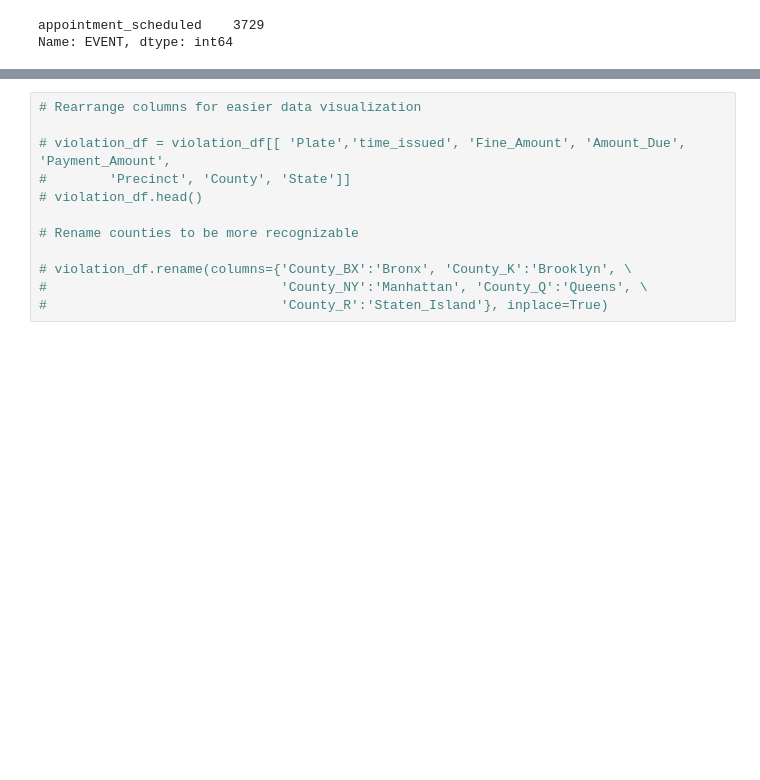
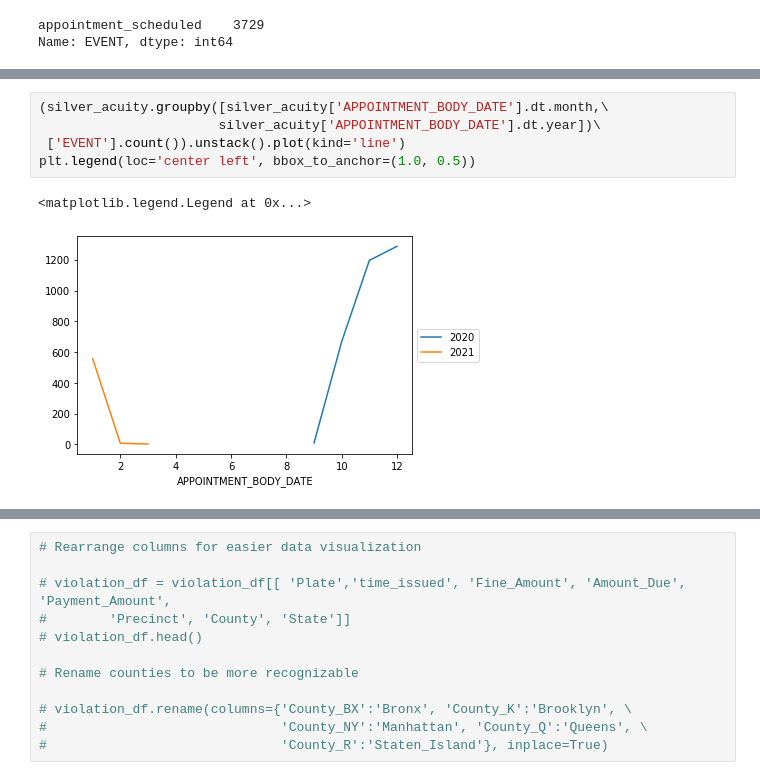
Before and after one commit to meaganlazer/Parking_Tickets_Timeseries, a Jupyter notebook: OrderData.ipynb, the cells around one changed output, grey strips where cells are left out. Saved outputs shown, nothing was run; the diff lists cells and outputs as text; blank space fills up the shorter version.

```diff
--- a/OrderData.ipynb
+++ b/OrderData.ipynb
@@ -135,0 +143,8 @@ Name: EVENT, dtype: int64
+# %%
+(silver_acuity.groupby([silver_acuity['APPOINTMENT_BODY_DATE'].dt.month,\
+                       silver_acuity['APPOINTMENT_BODY_DATE'].dt.year])\
+ ['EVENT'].count()).unstack().plot(kind='line')
+plt.legend(loc='center left', bbox_to_anchor=(1.0, 0.5))
+# %% [output]
+<matplotlib.legend.Legend at 0x...>
+[figure, added]
```
Also changed, not shown: parts of 16 cells of this notebook.
